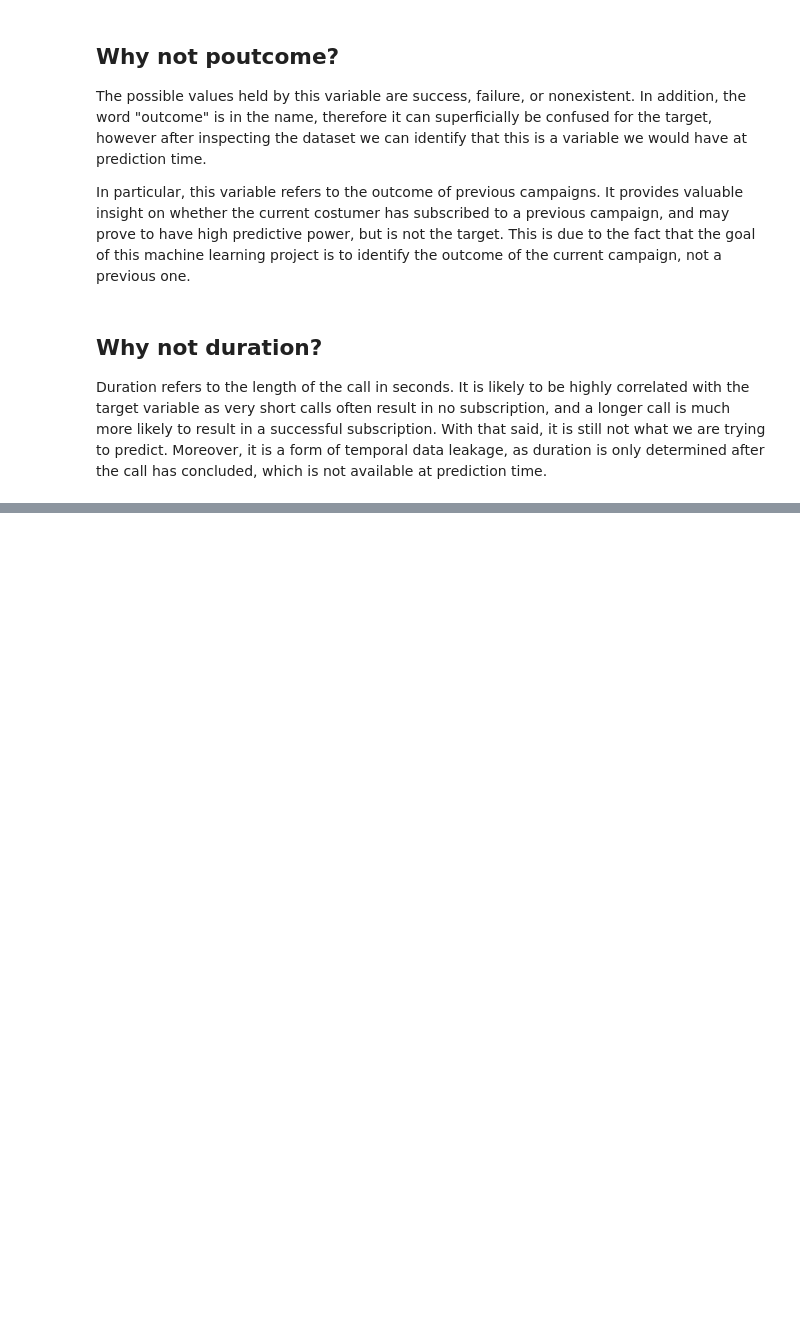
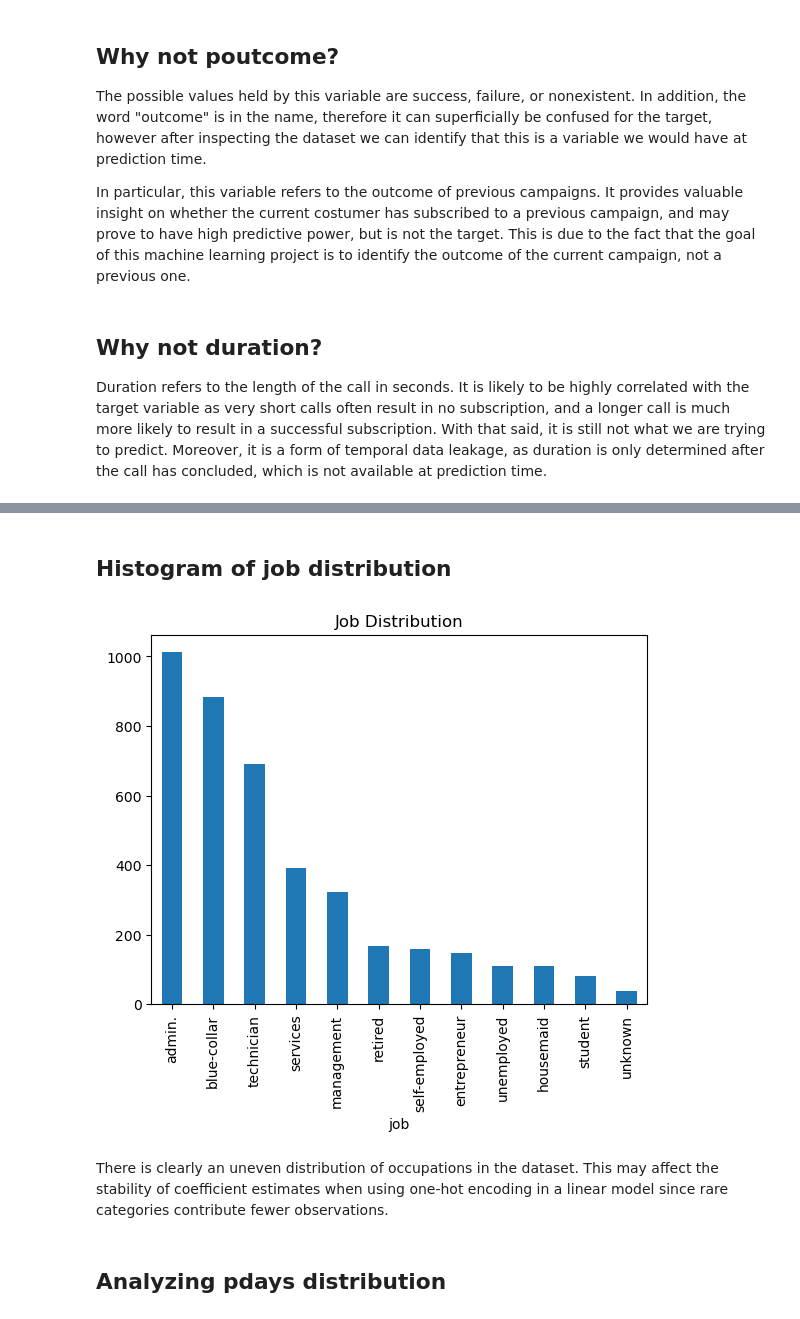
Before and after one commit to lamamoucattashieu/ML-fundamentals-2026, a Jupyter notebook: assignment1_lama_moucattash.ipynb, the cells around one changed output, grey strips where cells are left out. Drawn from its saved outputs; the diff is of its cells as text; code cells hidden in the pictures; blank space fills up the shorter version.

```diff
--- a/assignment1_lama_moucattash.ipynb
+++ b/assignment1_lama_moucattash.ipynb
@@ -16,0 +168,14 @@ Duration refers to the length of the call in seconds. It is likely to be highly
+# %% [markdown]
+## Histogram of job distribution
+# %%
+import matplotlib.pyplot as plt
+plt.figure()
+df["job"].value_counts().plot(kind="bar")
+plt.title("Job Distribution")
+plt.show()
+# %% [output]
+[figure, added]
+# %% [markdown]
+There is clearly an uneven distribution of occupations in the dataset. This may affect the stability of coefficient estimates when using one-hot encoding in a linear model since rare categories contribute fewer observations.
+# %% [markdown]
+## Analyzing pdays distribution
```
Also changed, not shown: parts of 23 cells of this notebook, 1 other file.
